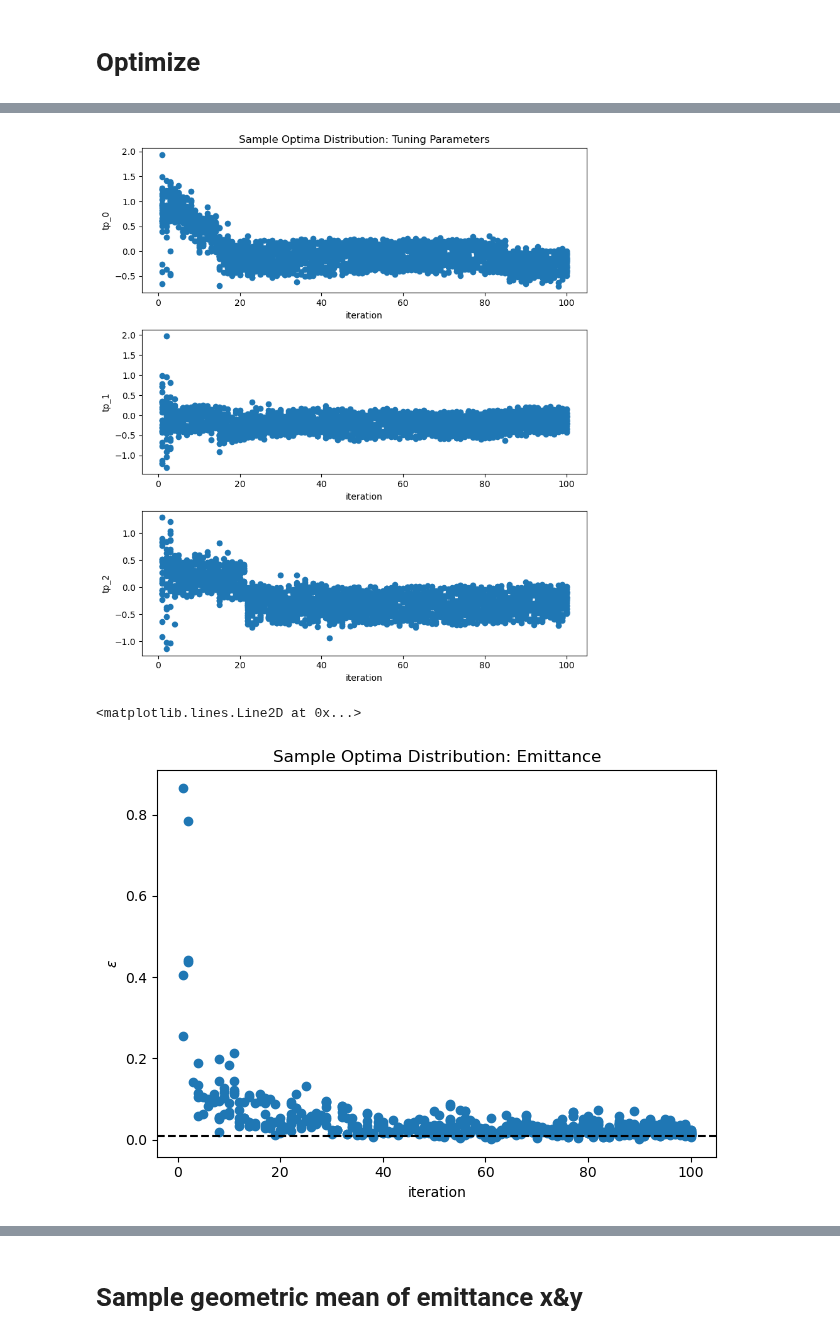
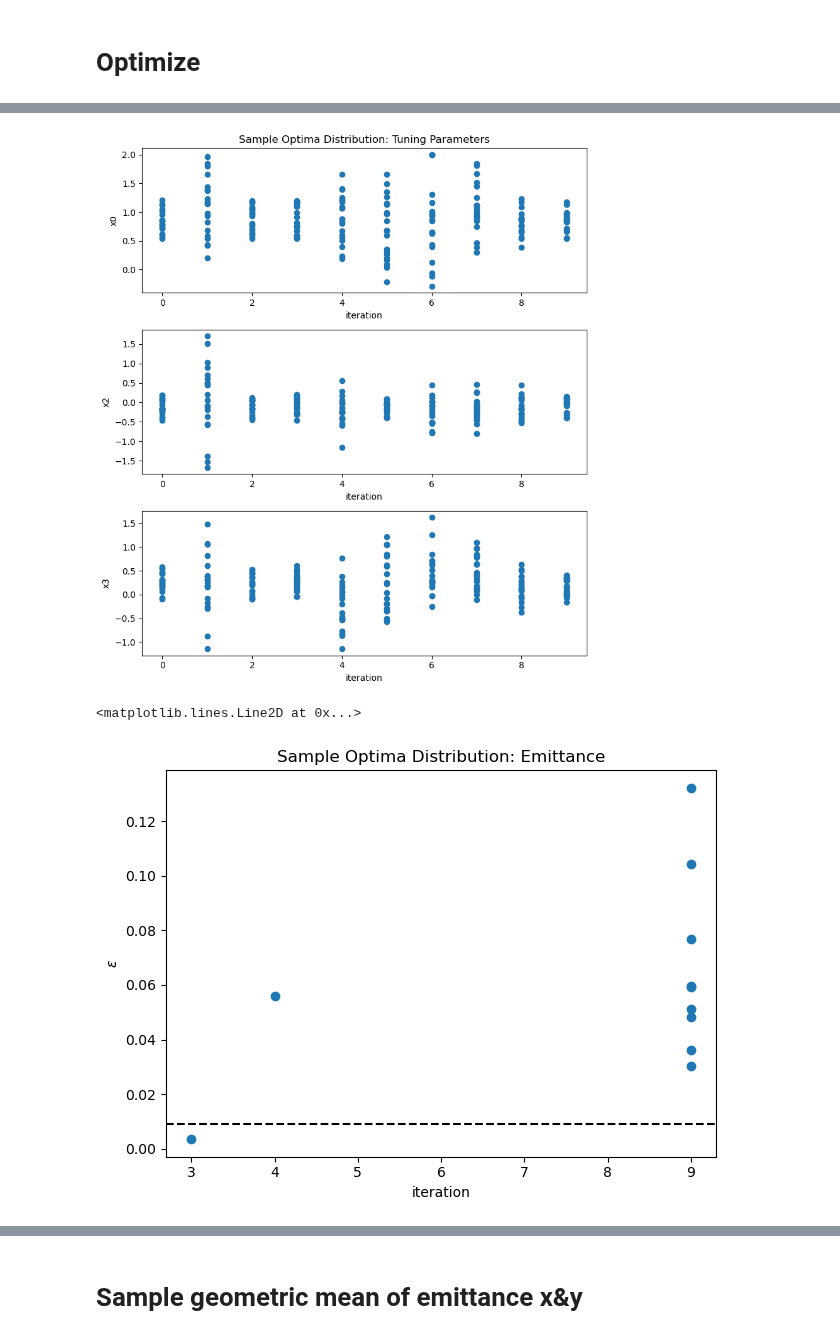
Before and after one commit to roussel-ryan/emitopt, a Jupyter notebook: examples/bax-emittance-xy-minimization-toy-model-THINQUAD.ipynb, the cells around one changed output, grey strips where cells are left out. Cells and saved outputs as stored; diff of their text form; code cells hidden in the pictures.

```diff
--- a/examples/bax-emittance-xy-minimization-toy-model-THINQUAD.ipynb
+++ b/examples/bax-emittance-xy-minimization-toy-model-THINQUAD.ipynb
@@ -46,11 +46,11 @@ else:
 # %%
 ndim = 4 #number of input dimensions
 noise = False #whether to add noise to the ground-truth beam size function outputs
-thick_quad = True
+thick_quad = False
 meas_dim = 1 #input dimension for measurement parameter
 n_obs_init = 7 #number of random initial observations for GP model
-n_samples = 25 #number of posterior samples for BAX
-n_iter = 100 #number of optimization steps for Xopt to take (after acquiring random initial data)
+n_samples = 20 #number of posterior samples for BAX
+n_iter = 10 #number of optimization steps for Xopt to take (after acquiring random initial data)
 rand_seed = 3
 
 #random seeds for reproducibility
@@ -222,7 +222,7 @@ algo = ScipyMinimizeEmittanceXY(**algo_kwargs)
 
 #construct BAX generator
 generator = BaxGenerator(vocs=vocs,
-                         # gp_constructor=model_constructor,
+                         gp_constructor=model_constructor,
                          numerical_optimizer=numerical_optimizer,
                          algorithm=algo,
                          use_cuda=use_cuda)
@@ -264,7 +273,7 @@ visualize_generator_model(optimizer.generator, variable_names=['x0','x1'], refer
 # %%
 # torch.tensor(optimizer.data[vocs.variable_names].iloc[-2].to_numpy().reshape(1,-1))
 # %%
-results = {}
+results = []
 # %%
 # plt.hist(emits_at_target_valid.flatten().cpu(), density=True)
 # plt.xlabel('Predicted Optimal Emittance')
@@ -291,7 +300,7 @@ for i in range(1, n_iter+1):
     beam_size_model_y = bax_model.models[1]
 
     #extract and store algorithm results for this iteration
-    results[i] = optimizer.generator.algorithm_results
+    results += [optimizer.generator.algorithm_results]
 #     beam_size_models[i] = beam_size_model
 
     #get mean-predicted optimal tuning config and eval predicted emits at this location in tuning parameter space
@@ -346,17 +355,17 @@ visualize_generator_model(optimizer.generator, variable_names=['x0','x1'], refer
 # %%
 from emitopt.plot_utils import plot_sample_optima_convergence_inputs
-fig, axs = plot_sample_optima_convergence_inputs(results, show_valid_only=False)
+fig, axs = plot_sample_optima_convergence_inputs(optimizer.generator, results, show_valid_only=False)
 # for ax in axs:
 #     ax.axhline(0, ls='--', c='k')
 # %% [output]
-[figure, old version]
+[figure, new version]
 # %%
 from emitopt.plot_utils import plot_sample_optima_convergence_emits
 fig, ax = plot_sample_optima_convergence_emits(results)
 ax.axhline(gt_emit_min, ls='--', c='k', label='ground truth')
 # %% [output]
 <matplotlib.lines.Line2D at 0x...>
-[figure, old version]
+[figure, new version]
 # %%
 print(optimizer.generator.algorithm_results['x_tuning_best'])
 x_tuning_best = optimizer.generator.algorithm_results['x_tuning_best'].mean(dim=0)
```
Also changed, not shown: parts of 13 cells of this notebook, 3 other files.
